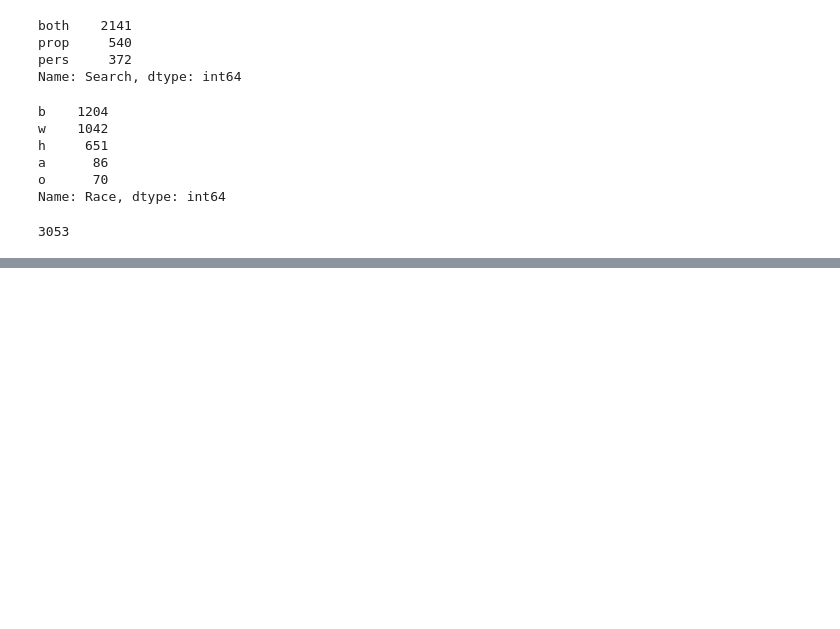
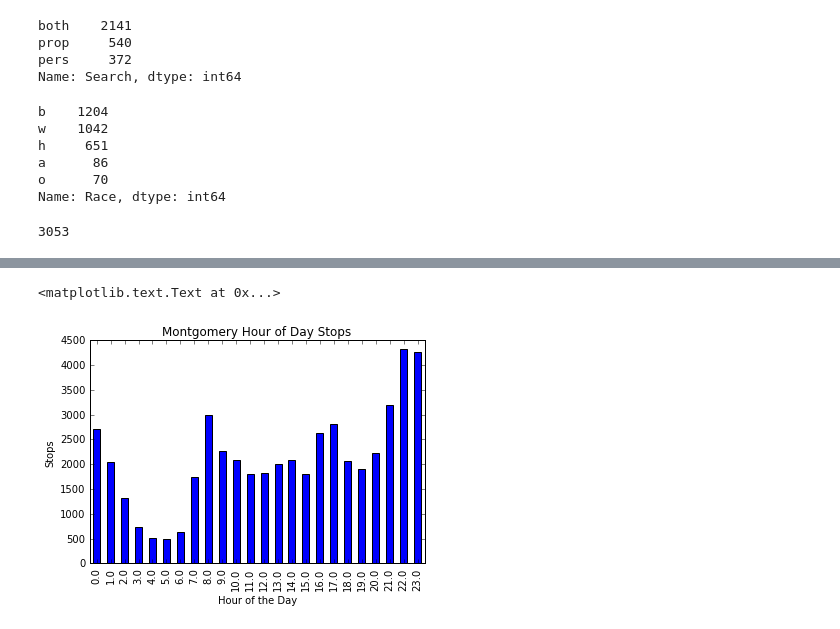
Before and after one commit to OpenDataPolicingNC/Traffic-Stops, a Jupyter notebook: md/data/MD.ipynb, the cells around one changed output, grey strips where cells are left out. Saved outputs shown, nothing was run; the diff lists cells and outputs as text; code cells hidden in the pictures; blank space fills up the shorter version.

```diff
--- a/md/data/MD.ipynb
+++ b/md/data/MD.ipynb
@@ -3,2 +17,3 @@ import pandas as pd
 # %%
-df = pd.read_excel('/home/copelco/Desktop/MD/2013.xlsx')
+df = pd.read_excel('/home/copelco/Desktop/MD/2013.xlsx',
+                   parse_dates={'datetime': ['Date of Stop']})
@@ -52,6 +87,7 @@ array(['Maryland National Capital Park Police Montgomery County',
 in_montgomery = df['Agency'] == 'Montgomery County Police Department'
 missing_race = df['Race'].isnull()
 did_search = df.Search.notnull()
+valid_time_value = df.datetime.dt.time > datetime.time(0, 0)
 # %%
 len(df[in_montgomery].index)
 # %% [output]
@@ -104,0 +161,8 @@ df[in_montgomery & did_search].Race.value_counts().sum()
+# %%
+p = df[in_montgomery & valid_time_value]['datetime'].groupby(df.datetime.dt.hour).count().plot(kind='bar',
+                                                                                               title="Montgomery Hour of Day Stops")
+p.set_xlabel("Hour of the Day")
+p.set_ylabel("Stops")
+# %% [output]
+<matplotlib.text.Text at 0x...>
+[figure, added]
```
Also changed, not shown: parts of 7 cells of this notebook.
